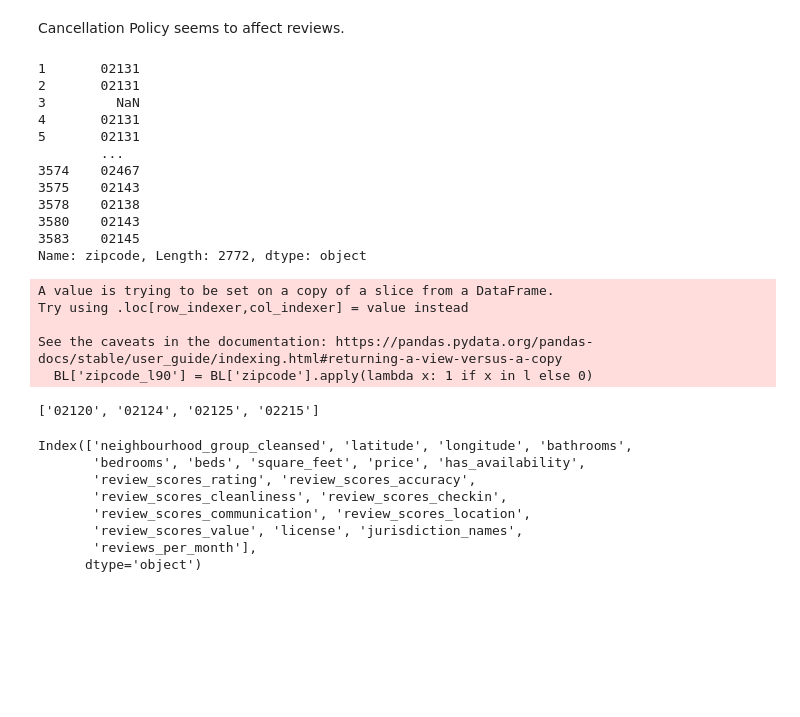
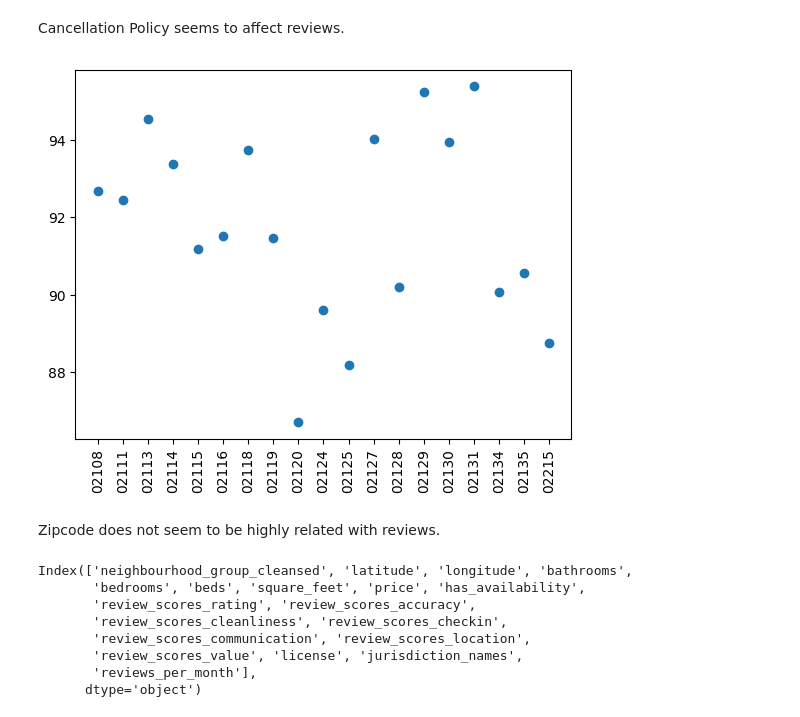
Before and after one commit to wang5715/Boston_dataproject1, a Jupyter notebook: Boston Airbnb data.ipynb, the cells around one changed output. Saved outputs shown, nothing was run; the diff lists cells and outputs as text; code cells hidden in the pictures; blank space fills up the shorter version.

```diff
--- a/Boston Airbnb data.ipynb
+++ b/Boston Airbnb data.ipynb
@@ -114,35 +114,12 @@ DD = IndVar_ana(BL, 'cancellation_policy')
 [figure]
 # %% [markdown]
 Cancellation Policy seems to affect reviews.
-# %%
-BL['zipcode']
-# %% [output]
-1       02131
-2       02131
-3         NaN
-4       02131
-5       02131
-        ...
-3574    02467
-3575    02143
-3578    02138
-3580    02143
-3583    02145
-Name: zipcode, Length: 2772, dtype: object
-# %%
-zipcdoe_l90 =DD[DD['review_scores_rating']<90]['zipcode']
-l =list(zipcdoe_l90)
-BL['zipcode_l90'] = BL['zipcode'].apply(lambda x: 1 if x in l else 0)
-# %% [output]
-A value is trying to be set on a copy of a slice from a DataFrame.
-Try using .loc[row_indexer,col_indexer] = value instead
-
-See the caveats in the documentation: https://pandas.pydata.org/pandas-docs/stable/user_guide/indexing.html#returning-a-view-versus-a-copy
-  BL['zipcode_l90'] = BL['zipcode'].apply(lambda x: 1 if x in l else 0)
-# %%
-l
-# %% [output]
-['02120', '02124', '02125', '02215']
+# %%
+DD = IndVar_ana(BL, 'zipcode')
+# %% [output]
+[figure, added]
+# %% [markdown]
+Zipcode does not seem to be highly related with reviews.
 # %%
 cols = BL.select_dtypes(float).columns
 # %%
```
Also changed, not shown: parts of 1 cell of this notebook.
